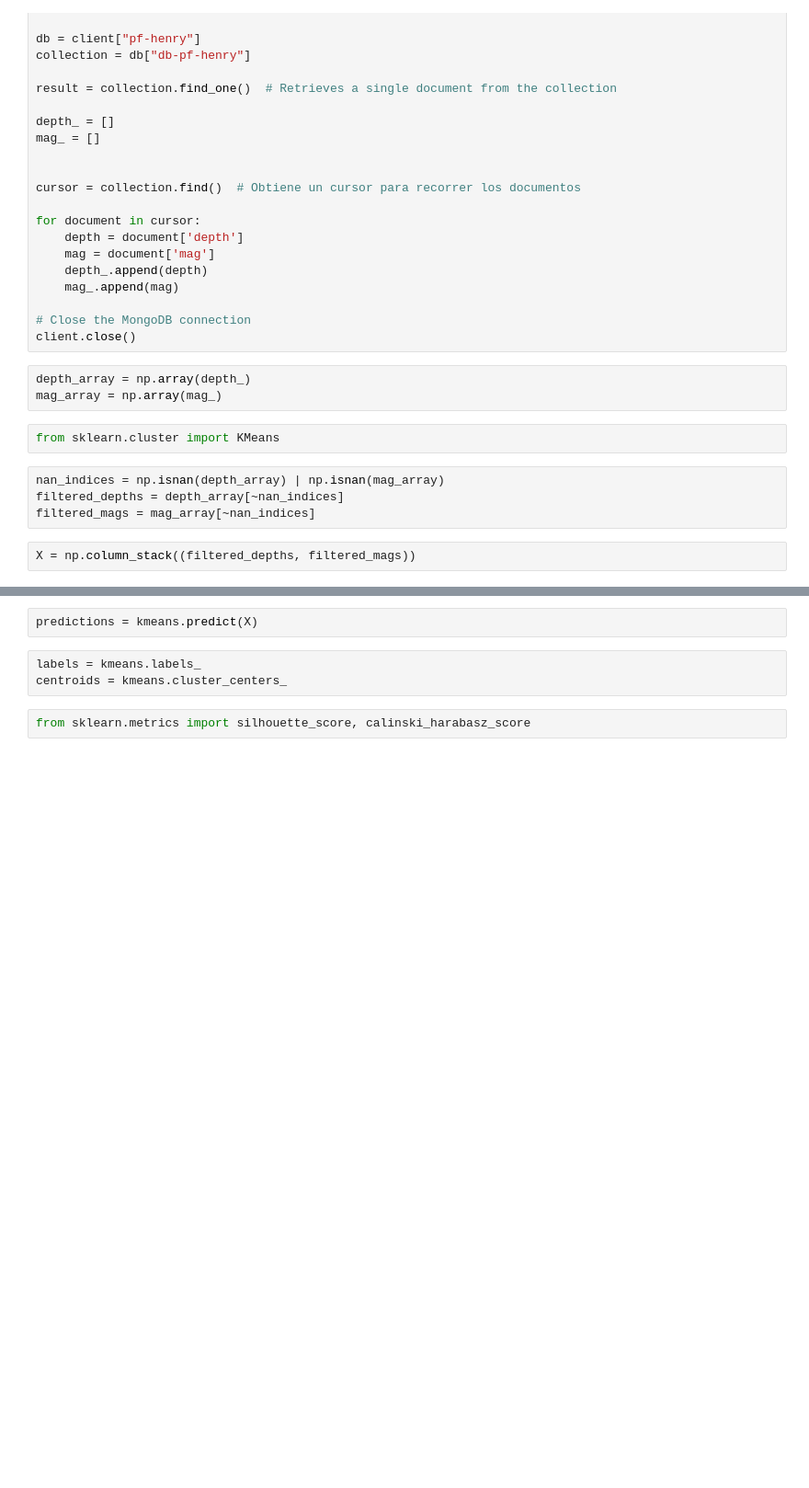
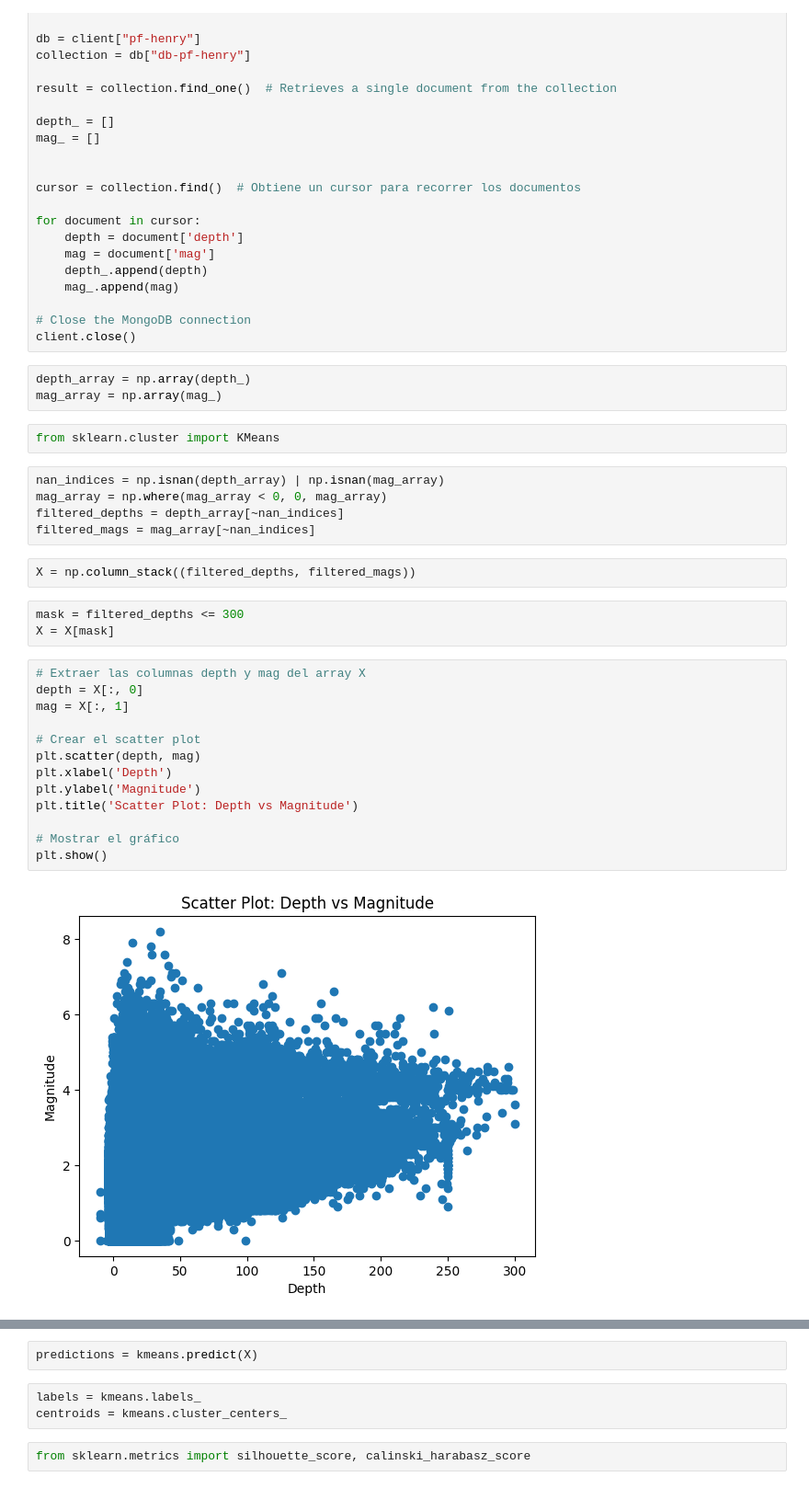
Before and after one commit to Magic-Mario/sismos_henry, a Jupyter notebook: model/model.ipynb, the cells around one changed output, grey strips where cells are left out. Shown at 92% size. Cells and saved outputs as stored; diff of their text form; blank space fills up the shorter version.

```diff
--- a/model/model.ipynb
+++ b/model/model.ipynb
@@ -42,9 +42,28 @@ mag_array = np.array(mag_)
 from sklearn.cluster import KMeans
 # %%
 nan_indices = np.isnan(depth_array) | np.isnan(mag_array)
+mag_array = np.where(mag_array < 0, 0, mag_array)
 filtered_depths = depth_array[~nan_indices]
 filtered_mags = mag_array[~nan_indices]
 # %%
 X = np.column_stack((filtered_depths, filtered_mags))
+# %%
+mask = filtered_depths <= 300
+X = X[mask]
+# %%
+# Extraer las columnas depth y mag del array X
+depth = X[:, 0]
+mag = X[:, 1]
+
+# Crear el scatter plot
+plt.scatter(depth, mag)
+plt.xlabel('Depth')
+plt.ylabel('Magnitude')
+plt.title('Scatter Plot: Depth vs Magnitude')
+
+# Mostrar el gráfico
+plt.show()
+# %% [output]
+[figure, added]
 # %%
 from sklearn.cluster import KMeans
```
Also changed, not shown: parts of 20 cells of this notebook, 1 other file.
